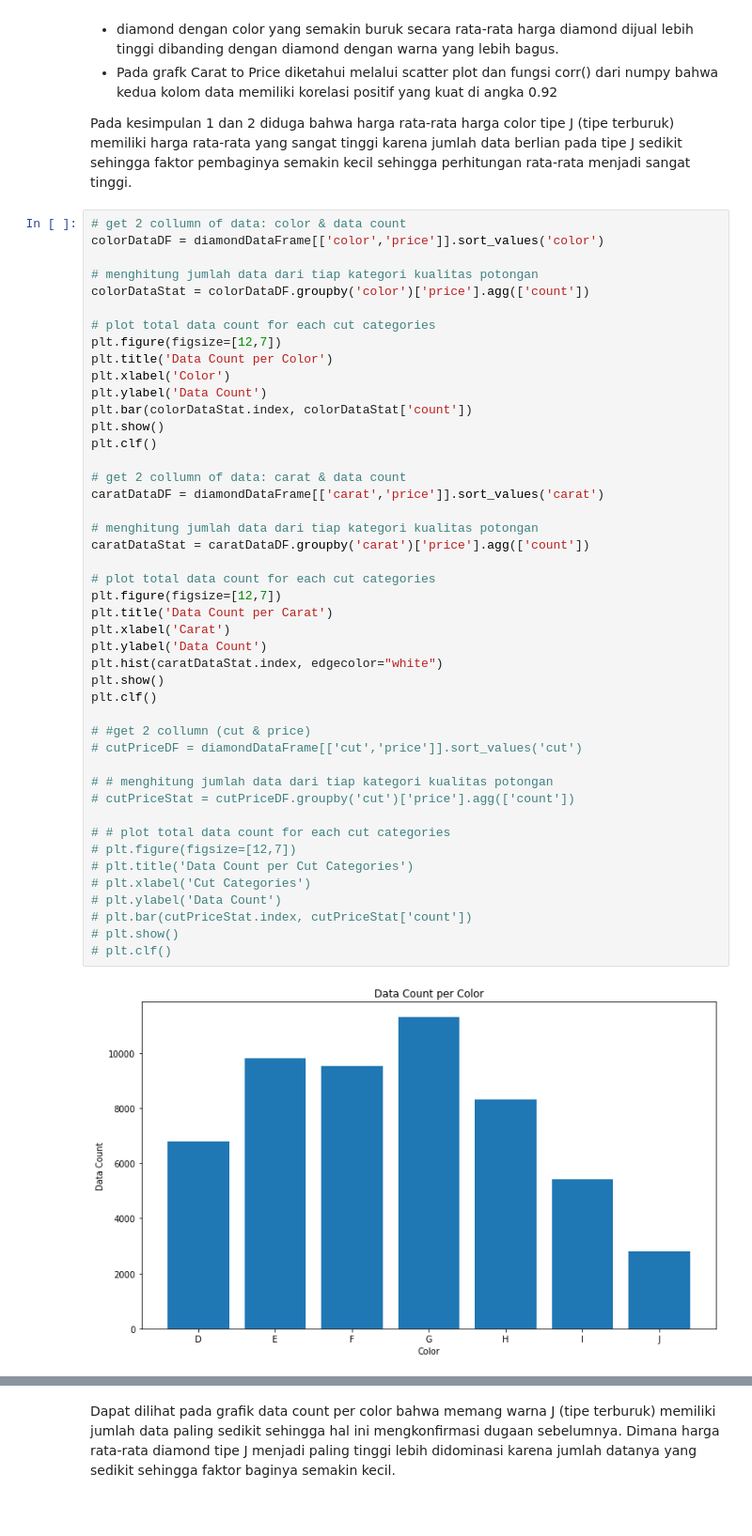
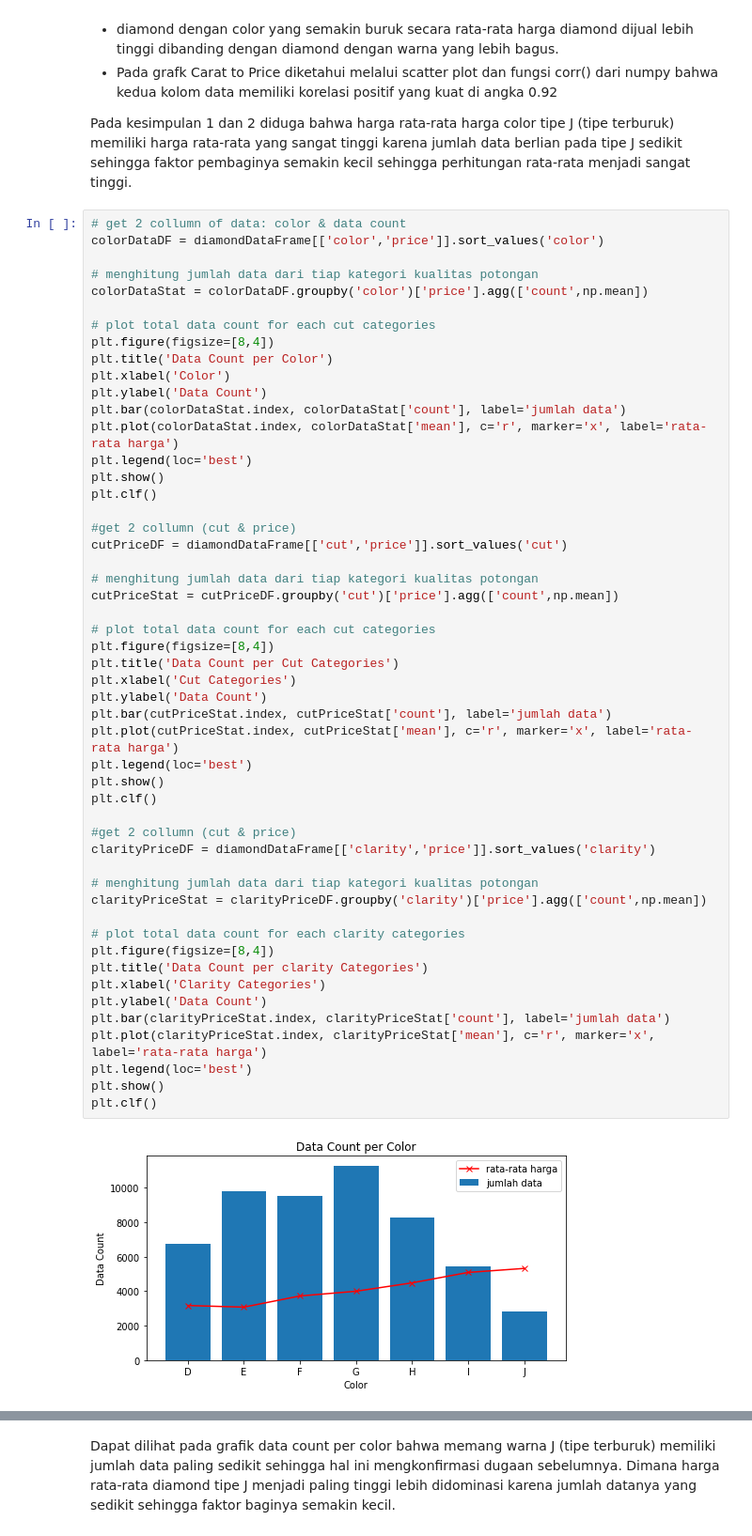
Before and after one commit to michaelmanurung/Numerical-Method-Project, a Jupyter notebook: Diamond_data_exploration.ipynb, the cells around one changed output, grey strips where cells are left out. Shown: that part at 94% size. Drawn from its saved outputs; the diff is of its cells as text; blank space fills up the shorter version.

Commit message:
added data exploration color, cut, clarity

```diff
--- a/Diamond_data_exploration.ipynb
+++ b/Diamond_data_exploration.ipynb
@@ -65,48 +65,54 @@ Pada kesimpulan 1 dan 2 diduga bahwa harga rata-rata harga color tipe J (tipe te
 # %%
 # get 2 collumn of data: color & data count
 colorDataDF = diamondDataFrame[['color','price']].sort_values('color')
 
 # menghitung jumlah data dari tiap kategori kualitas potongan
-colorDataStat = colorDataDF.groupby('color')['price'].agg(['count'])
+colorDataStat = colorDataDF.groupby('color')['price'].agg(['count',np.mean])
 
 # plot total data count for each cut categories
-plt.figure(figsize=[12,7])
+plt.figure(figsize=[8,4])
 plt.title('Data Count per Color')
 plt.xlabel('Color')
 plt.ylabel('Data Count')
-plt.bar(colorDataStat.index, colorDataStat['count'])
+plt.bar(colorDataStat.index, colorDataStat['count'], label='jumlah data')
+plt.plot(colorDataStat.index, colorDataStat['mean'], c='r', marker='x', label='rata-rata harga')
+plt.legend(loc='best')
 plt.show()
 plt.clf()
 
-# get 2 collumn of data: carat & data count
-caratDataDF = diamondDataFrame[['carat','price']].sort_values('carat')
+#get 2 collumn (cut & price)
+cutPriceDF = diamondDataFrame[['cut','price']].sort_values('cut')
 
 # menghitung jumlah data dari tiap kategori kualitas potongan
-caratDataStat = caratDataDF.groupby('carat')['price'].agg(['count'])
+cutPriceStat = cutPriceDF.groupby('cut')['price'].agg(['count',np.mean])
 
 # plot total data count for each cut categories
-plt.figure(figsize=[12,7])
-plt.title('Data Count per Carat')
-plt.xlabel('Carat')
+plt.figure(figsize=[8,4])
+plt.title('Data Count per Cut Categories')
+plt.xlabel('Cut Categories')
 plt.ylabel('Data Count')
-plt.hist(caratDataStat.index, edgecolor="white")
+plt.bar(cutPriceStat.index, cutPriceStat['count'], label='jumlah data')
+plt.plot(cutPriceStat.index, cutPriceStat['mean'], c='r', marker='x', label='rata-rata harga')
+plt.legend(loc='best')
 plt.show()
 plt.clf()
 
-# #get 2 collumn (cut & price)
-# cutPriceDF = diamondDataFrame[['cut','price']].sort_values('cut')
+#get 2 collumn (cut & price)
+clarityPriceDF = diamondDataFrame[['clarity','price']].sort_values('clarity')
 
-# # menghitung jumlah data dari tiap kategori kualitas potongan
-# cutPriceStat = cutPriceDF.groupby('cut')['price'].agg(['count'])
+# menghitung jumlah data dari tiap kategori kualitas potongan
+clarityPriceStat = clarityPriceDF.groupby('clarity')['price'].agg(['count',np.mean])
 
-# # plot total data count for each cut categories
-# plt.figure(figsize=[12,7])
-# plt.title('Data Count per Cut Categories')
-# plt.xlabel('Cut Categories')
-# plt.ylabel('Data Count')
-# plt.bar(cutPriceStat.index, cutPriceStat['count'])
-# plt.show()
-# plt.clf()
+# plot total data count for each clarity categories
+plt.figure(figsize=[8,4])
+plt.title('Data Count per clarity Categories')
+plt.xlabel('Clarity Categories')
+plt.ylabel('Data Count')
+plt.bar(clarityPriceStat.index, clarityPriceStat['count'], label='jumlah data')
+plt.plot(clarityPriceStat.index, clarityPriceStat['mean'], c='r', marker='x', label='rata-rata harga')
+plt.legend(loc='best')
+plt.show()
+plt.clf()
 # %% [output]
-[figure, old version]
+[figure, new version]
 <Figure size 432x288 with 0 Axes>
```
Also changed, not shown: parts of 3 cells of this notebook, 1 other file.
